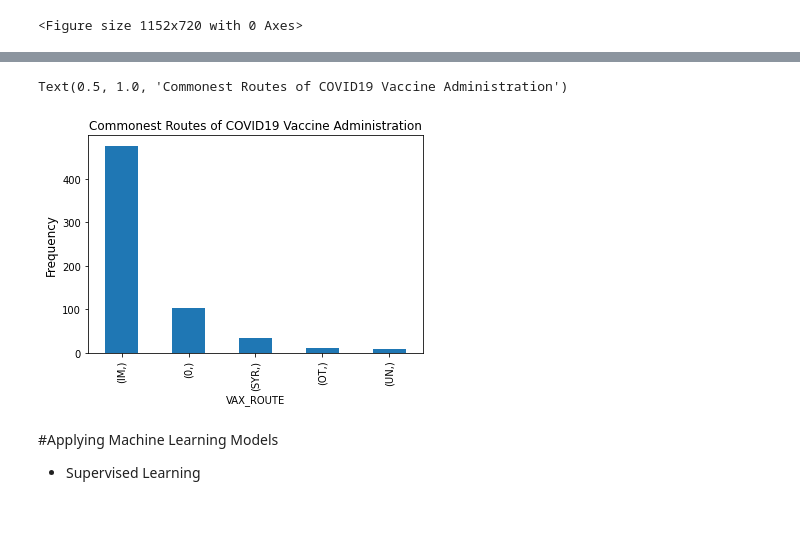
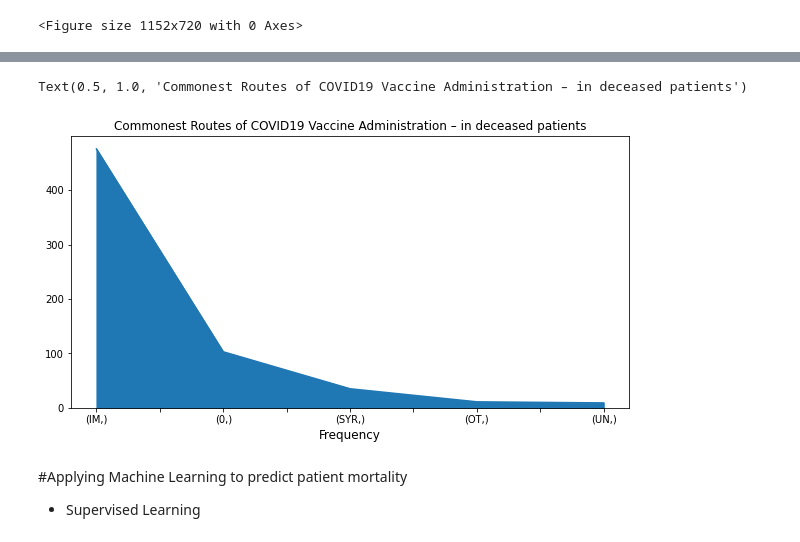
Before and after one commit to invest41/Studying_Reactions_to_Vaccines, a Jupyter notebook: Studying_Reactions_To_VACCINES.ipynb, the cells around one changed output, grey strips where cells are left out. Saved outputs shown, nothing was run; the diff lists cells and outputs as text; code cells hidden in the pictures; blank space fills up the shorter version.

```diff
--- a/Studying_Reactions_To_VACCINES.ipynb
+++ b/Studying_Reactions_To_VACCINES.ipynb
@@ -494,0 +507,9 @@ corona_vac_df.head(2)
+# %%
+#@title
+
+
+corona_vac_df[['VAX_ROUTE']][corona_vac_df['VAX_ROUTE']==0] = 'Unknown'
+plt.figure(figsize=(15,7))
+corona_vac_df[['VAX_ROUTE']].value_counts().plot(subplots=True, kind="area")
+plt.ylabel('Frequency',fontsize=12)
+plt.title('Commonest Routes of COVID19 Vaccine Administration – generally')
@@ -495,14 +519,16 @@ corona_vac_df.head(2)
 # %%
 #@title
-#corona_vac_df.head(2)
+
+
 corona_vac_df[['VAX_ROUTE']][corona_vac_df['VAX_ROUTE']==0] = 'Unknown'
-corona_vac_df[['VAX_ROUTE']][new_df['DIED']==1].value_counts().head(25).plot.bar()
-plt.ylabel('Frequency',fontsize=12)
-plt.title('Commonest Routes of COVID19 Vaccine Administration')
+plt.figure(figsize=(10,5))
+corona_vac_df[['VAX_ROUTE']][new_df["DIED"]==1].value_counts().plot(kind="area")
+plt.xlabel('Frequency',fontsize=12)
+plt.title('Commonest Routes of COVID19 Vaccine Administration – in deceased patients')
 # %% [output]
-Text(0.5, 1.0, 'Commonest Routes of COVID19 Vaccine Administration')
+Text(0.5, 1.0, 'Commonest Routes of COVID19 Vaccine Administration – in deceased patients')
-[figure, old version]
+[figure, new version]
 # %% [markdown]
-#Applying Machine Learning Models
+#Applying Machine Learning to predict patient mortality
 - Supervised Learning
 # %%
```
Also changed, not shown: parts of 19 cells of this notebook.
